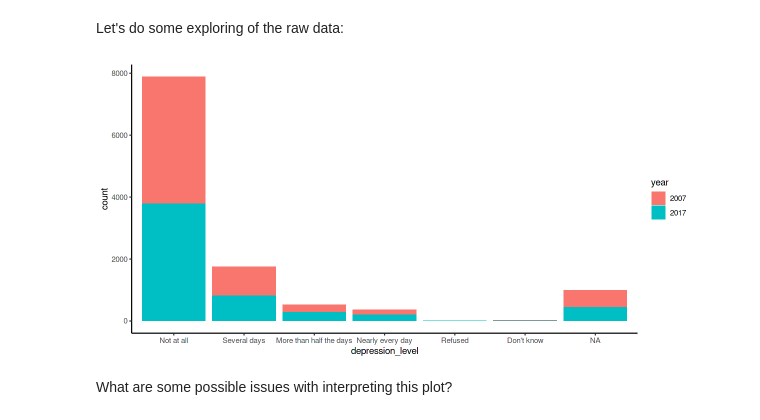
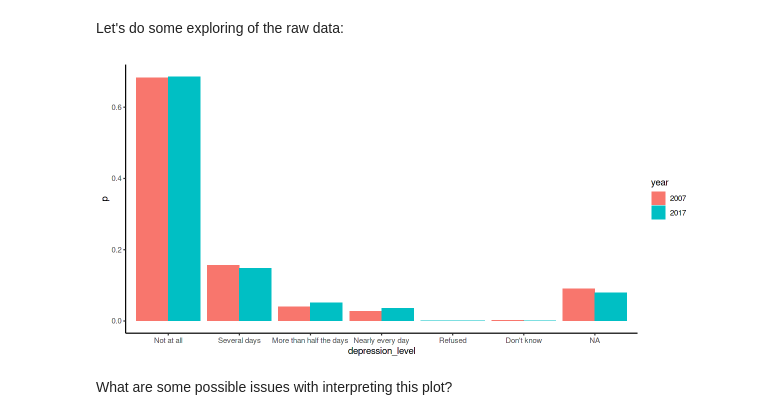
Before and after one commit to terhorst/stats504, a Jupyter notebook: lectures/week7/slides.ipynb, the cells around one changed output. Drawn from its saved outputs; the diff is of its cells as text; code cells hidden in the pictures.

```diff
--- a/lectures/week7/slides.ipynb
+++ b/lectures/week7/slides.ipynb
@@ -27,9 +63,11 @@ dpq_urls %>% map(read_xpt) %>% map(recode_dep_df) %>%
 # %% [markdown]
 Let's do some exploring of the raw data:
 # %%
-dep_df %>% ggplot + geom_bar(aes(x=depression_level, fill=year))
+dep_df %>% count(year, depression_level) %>% group_by(year) %>%
+    mutate(p = n / sum(n)) %>% ggplot +
+    geom_col(aes(x = depression_level, y = p, fill = year), position = "dodge")
 # %% [output]
-[figure, old version]
+[figure, new version]
 # %% [markdown]
 What are some possible issues with interpreting this plot?
 # %% [markdown]
```
Also changed, not shown: parts of 95 cells of this notebook.
